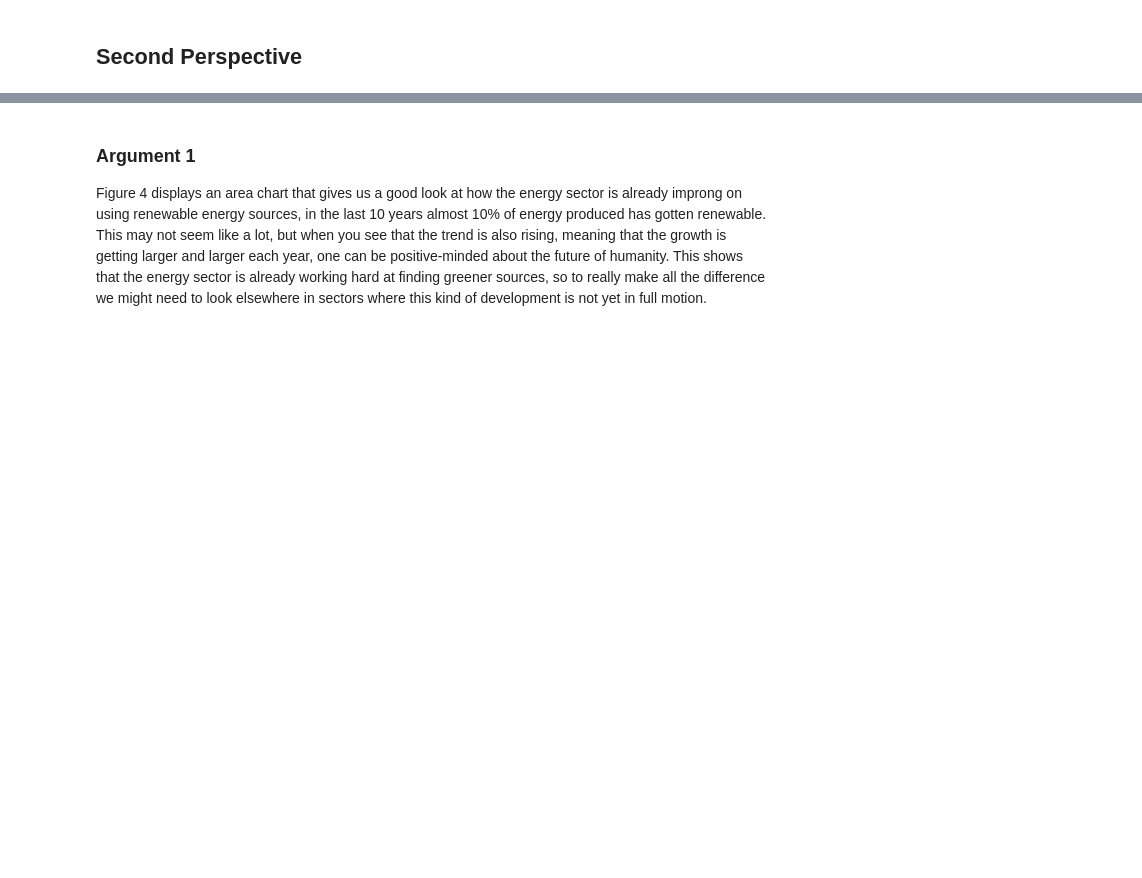
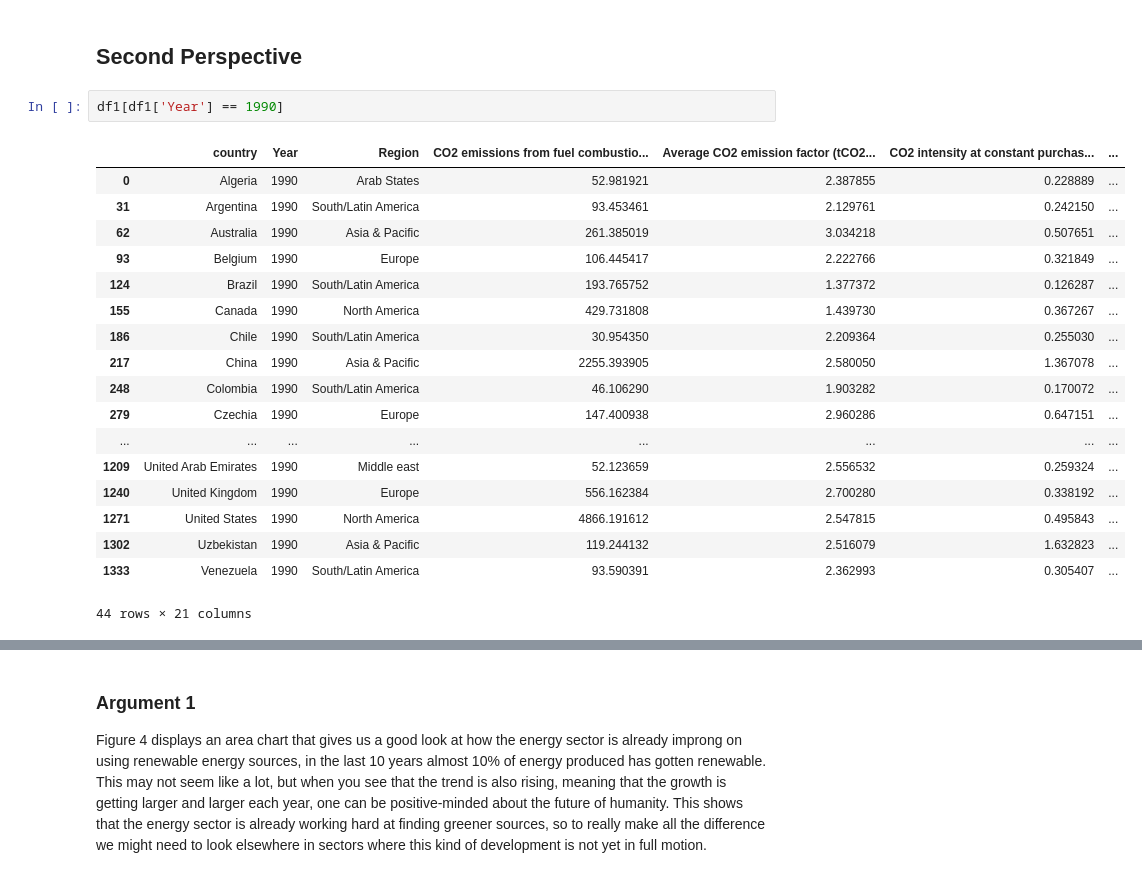
Before and after one commit to finn-uva/IV, a Jupyter notebook: _build/jupyter_execute/docs/Data_Story.ipynb, the cells around one changed output, grey strips where cells are left out. Cells and saved outputs as stored; diff of their text form; blank space fills up the shorter version.

```diff
--- a/_build/jupyter_execute/docs/Data_Story.ipynb
+++ b/_build/jupyter_execute/docs/Data_Story.ipynb
@@ -165,4 +165,25 @@ fig.show()
 Figure 3 displays a donut chart where all the sectors are shown with their contribution of CO2 emission. Again, energy is the biggest polluter, being responsible for almost a half of the total CO2 emissions from all the sectors combined. Based on this chart, if the world wants to emit less CO2, everyone should start with searching for greener options in the energy sector.
 # %% [markdown]
 ## Second Perspective
+# %%
+df1[df1['Year'] == 1990]
+# %% [output]
+|  | country | Year | Region | CO2 emissions from fuel combustio... | Average CO2 emission factor (tCO2... | CO2 intensity at constant purchas... | ... |
+| 0 | Algeria | 1990 | Arab States | 52.981921 | 2.387855 | 0.228889 | ... |
+| 31 | Argentina | 1990 | South/Latin America | 93.453461 | 2.129761 | 0.242150 | ... |
+| 62 | Australia | 1990 | Asia & Pacific | 261.385019 | 3.034218 | 0.507651 | ... |
+| 93 | Belgium | 1990 | Europe | 106.445417 | 2.222766 | 0.321849 | ... |
+| 124 | Brazil | 1990 | South/Latin America | 193.765752 | 1.377372 | 0.126287 | ... |
+| 155 | Canada | 1990 | North America | 429.731808 | 1.439730 | 0.367267 | ... |
+| 186 | Chile | 1990 | South/Latin America | 30.954350 | 2.209364 | 0.255030 | ... |
+| 217 | China | 1990 | Asia & Pacific | 2255.393905 | 2.580050 | 1.367078 | ... |
+| 248 | Colombia | 1990 | South/Latin America | 46.106290 | 1.903282 | 0.170072 | ... |
+| 279 | Czechia | 1990 | Europe | 147.400938 | 2.960286 | 0.647151 | ... |
+| ... | ... | ... | ... | ... | ... | ... | ... |
+| 1209 | United Arab Emirates | 1990 | Middle east | 52.123659 | 2.556532 | 0.259324 | ... |
+| 1240 | United Kingdom | 1990 | Europe | 556.162384 | 2.700280 | 0.338192 | ... |
+| 1271 | United States | 1990 | North America | 4866.191612 | 2.547815 | 0.495843 | ... |
+| 1302 | Uzbekistan | 1990 | Asia & Pacific | 119.244132 | 2.516079 | 1.632823 | ... |
+| 1333 | Venezuela | 1990 | South/Latin America | 93.590391 | 2.362993 | 0.305407 | ... |
+44 rows × 21 columns
 # %%
```
Also changed, not shown: parts of 3 cells of this notebook, 6 other files.
